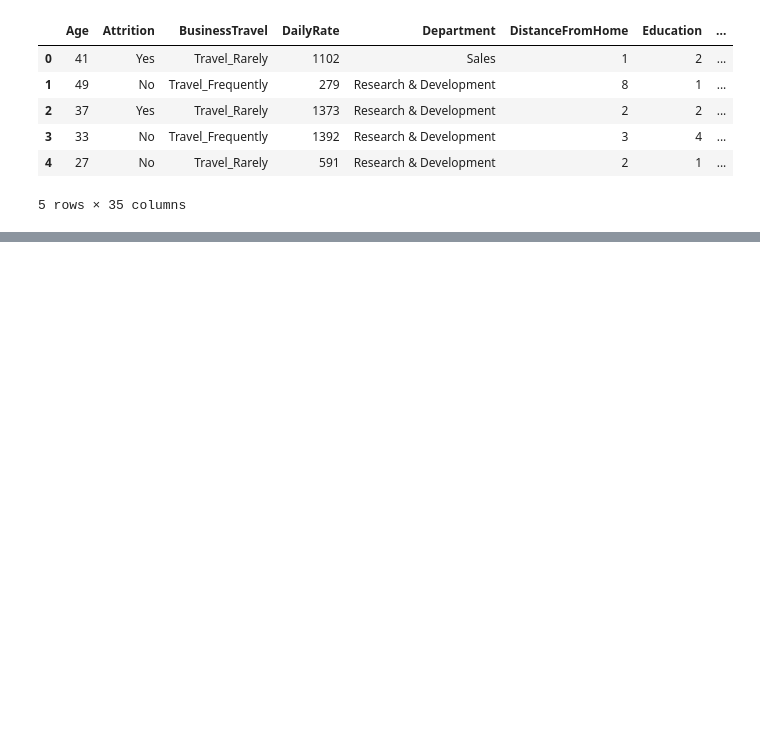
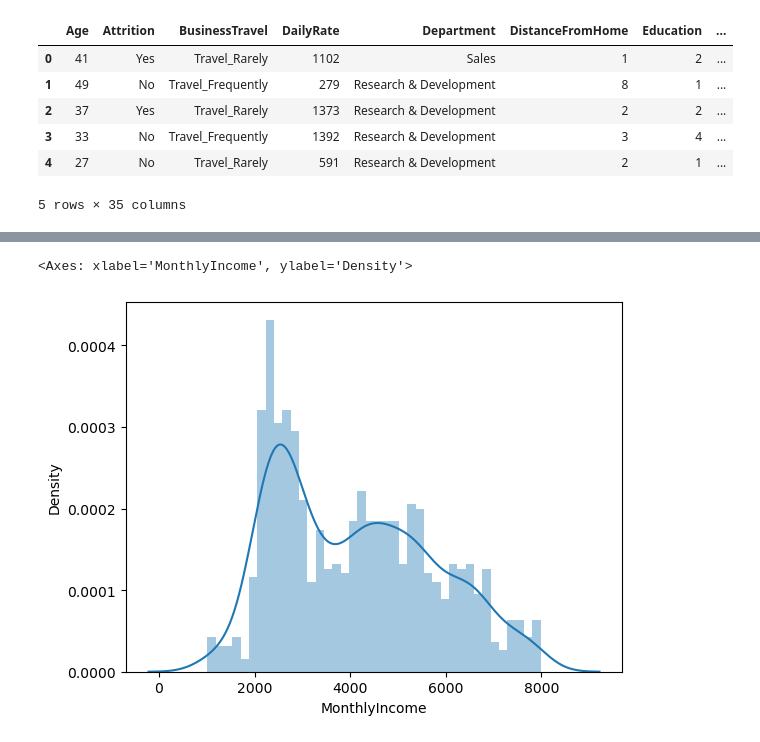
Before and after one commit to xuandata/exo-repo, a Jupyter notebook: Exos-4-Viewing-a-distribution.ipynb, the cells around one changed output, grey strips where cells are left out. Saved outputs shown, nothing was run; the diff lists cells and outputs as text; code cells hidden in the pictures; blank space fills up the shorter version.

```diff
--- a/Exos-4-Viewing-a-distribution.ipynb
+++ b/Exos-4-Viewing-a-distribution.ipynb
@@ -30,0 +33,7 @@ sns.displot(data.MonthlyIncome, kde=True, stat="density")
+# %%
+data2 = data.copy()
+data2 = data2[data2["MonthlyIncome"] < 8000]
+sns.distplot(data2.MonthlyIncome, bins = 40)
+# %% [output]
+<Axes: xlabel='MonthlyIncome', ylabel='Density'>
+[figure, added]
```
Also changed, not shown: parts of 4 cells of this notebook, 3 other files.
